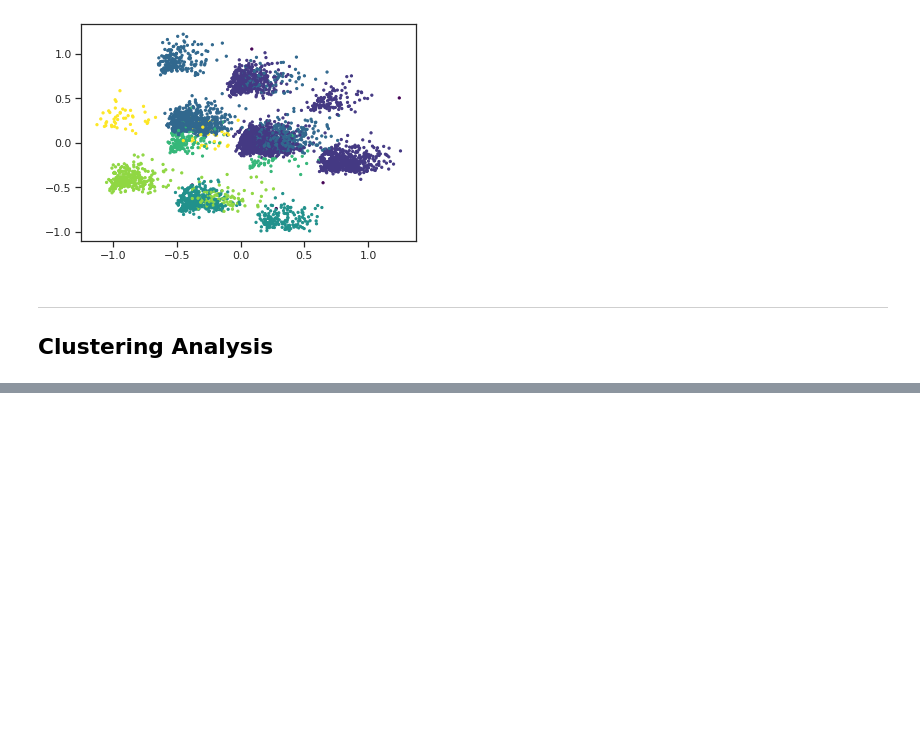
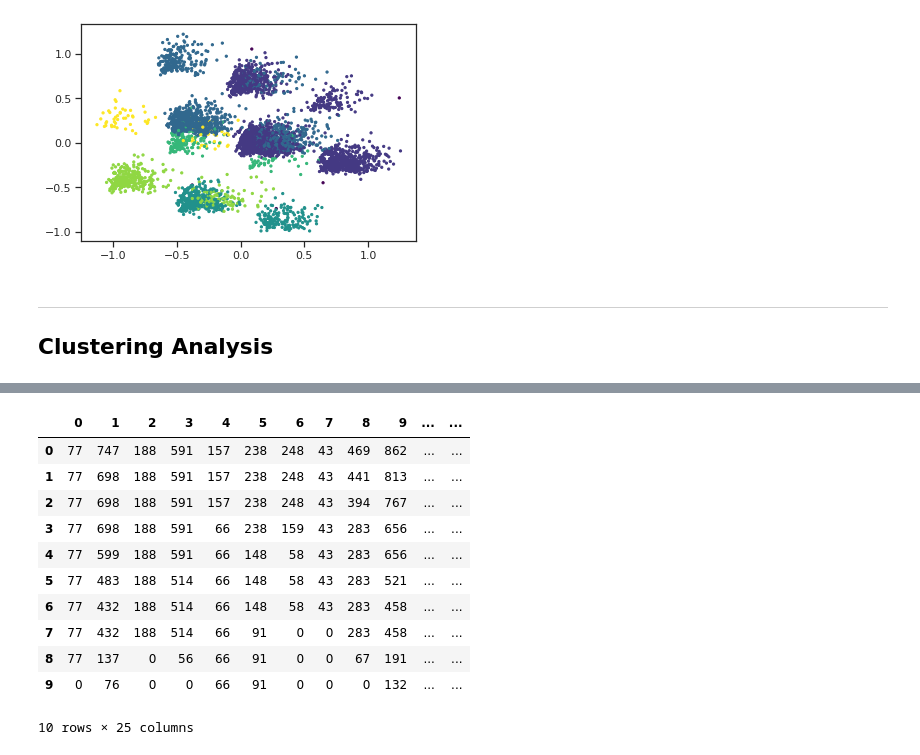
Before and after one commit to filippotessaro/DM-Project, a Jupyter notebook: Src/Clustering.ipynb, the cells around one changed output, grey strips where cells are left out. Drawn from its saved outputs; the diff is of its cells as text; code cells hidden in the pictures; blank space fills up the shorter version.

```diff
--- a/Src/Clustering.ipynb
+++ b/Src/Clustering.ipynb
@@ -292,0 +406,18 @@ Cluster 2:
+# %%
+df = pd.DataFrame(cumulative).T
+display(df)
+
+vals = (df.div(df.sum(axis=0), axis=1)).values.tolist()
+# %% [output]
+|  | 0 | 1 | 2 | 3 | 4 | 5 | 6 | 7 | 8 | 9 | ... | ... |
+| 0 | 77 | 747 | 188 | 591 | 157 | 238 | 248 | 43 | 469 | 862 | ... | ... |
+| 1 | 77 | 698 | 188 | 591 | 157 | 238 | 248 | 43 | 441 | 813 | ... | ... |
+| 2 | 77 | 698 | 188 | 591 | 157 | 238 | 248 | 43 | 394 | 767 | ... | ... |
+| 3 | 77 | 698 | 188 | 591 | 66 | 238 | 159 | 43 | 283 | 656 | ... | ... |
+| 4 | 77 | 599 | 188 | 591 | 66 | 148 | 58 | 43 | 283 | 656 | ... | ... |
+| 5 | 77 | 483 | 188 | 514 | 66 | 148 | 58 | 43 | 283 | 521 | ... | ... |
+| 6 | 77 | 432 | 188 | 514 | 66 | 148 | 58 | 43 | 283 | 458 | ... | ... |
+| 7 | 77 | 432 | 188 | 514 | 66 | 91 | 0 | 0 | 283 | 458 | ... | ... |
+| 8 | 77 | 137 | 0 | 56 | 66 | 91 | 0 | 0 | 67 | 191 | ... | ... |
+| 9 | 0 | 76 | 0 | 0 | 66 | 91 | 0 | 0 | 0 | 132 | ... | ... |
+10 rows × 25 columns
```
Also changed, not shown: parts of 23 cells of this notebook, 6 other files.
